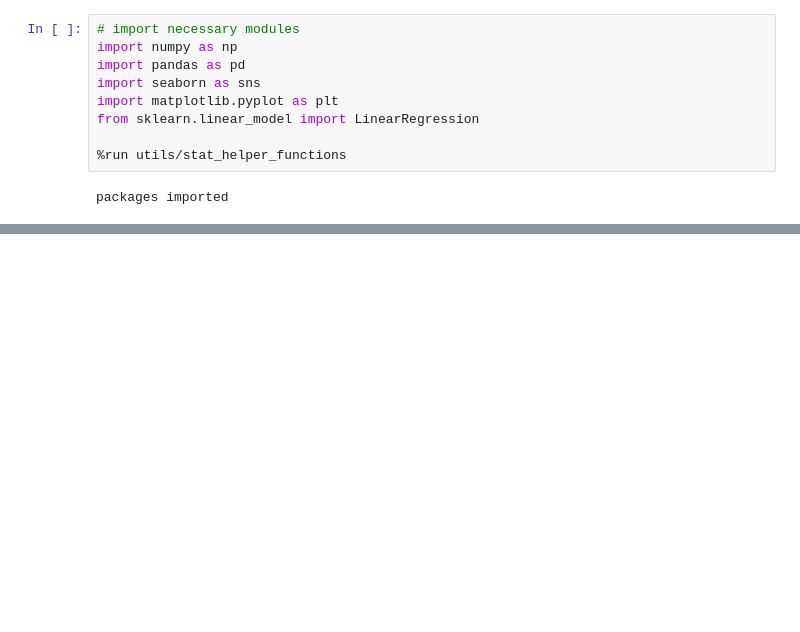
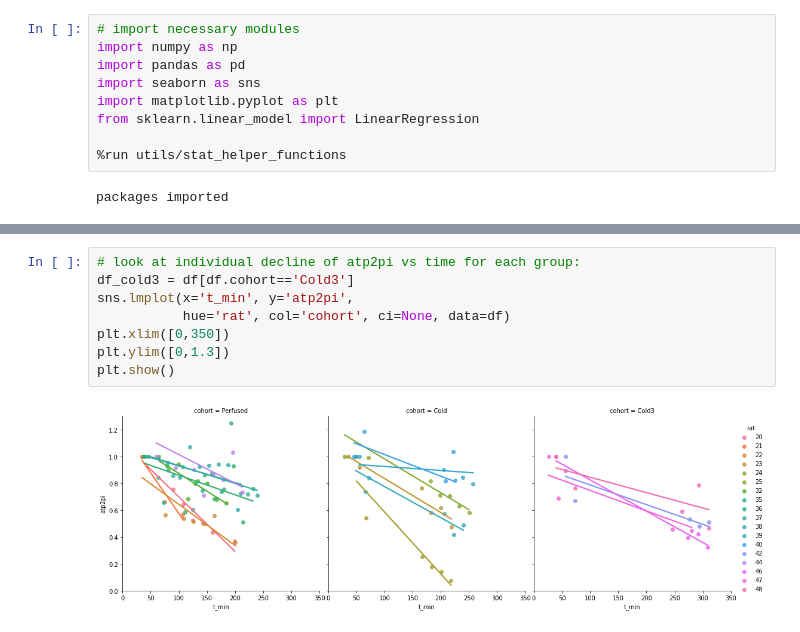
Before and after one commit to mehipour/p31_data_processing, a Jupyter notebook: nmr_summary_p31.ipynb, the cells around one changed output, grey strips where cells are left out. Drawn from its saved outputs; the diff is of its cells as text; blank space fills up the shorter version.

```diff
--- a/nmr_summary_p31.ipynb
+++ b/nmr_summary_p31.ipynb
@@ -70,0 +136,10 @@ plt.show()
+# %%
+# look at individual decline of atp2pi vs time for each group:
+df_cold3 = df[df.cohort=='Cold3']
+sns.lmplot(x='t_min', y='atp2pi',
+           hue='rat', col='cohort', ci=None, data=df)
+plt.xlim([0,350])
+plt.ylim([0,1.3])
+plt.show()
+# %% [output]
+[figure, added]
```
Also changed, not shown: parts of 6 cells of this notebook, 1 other file.
